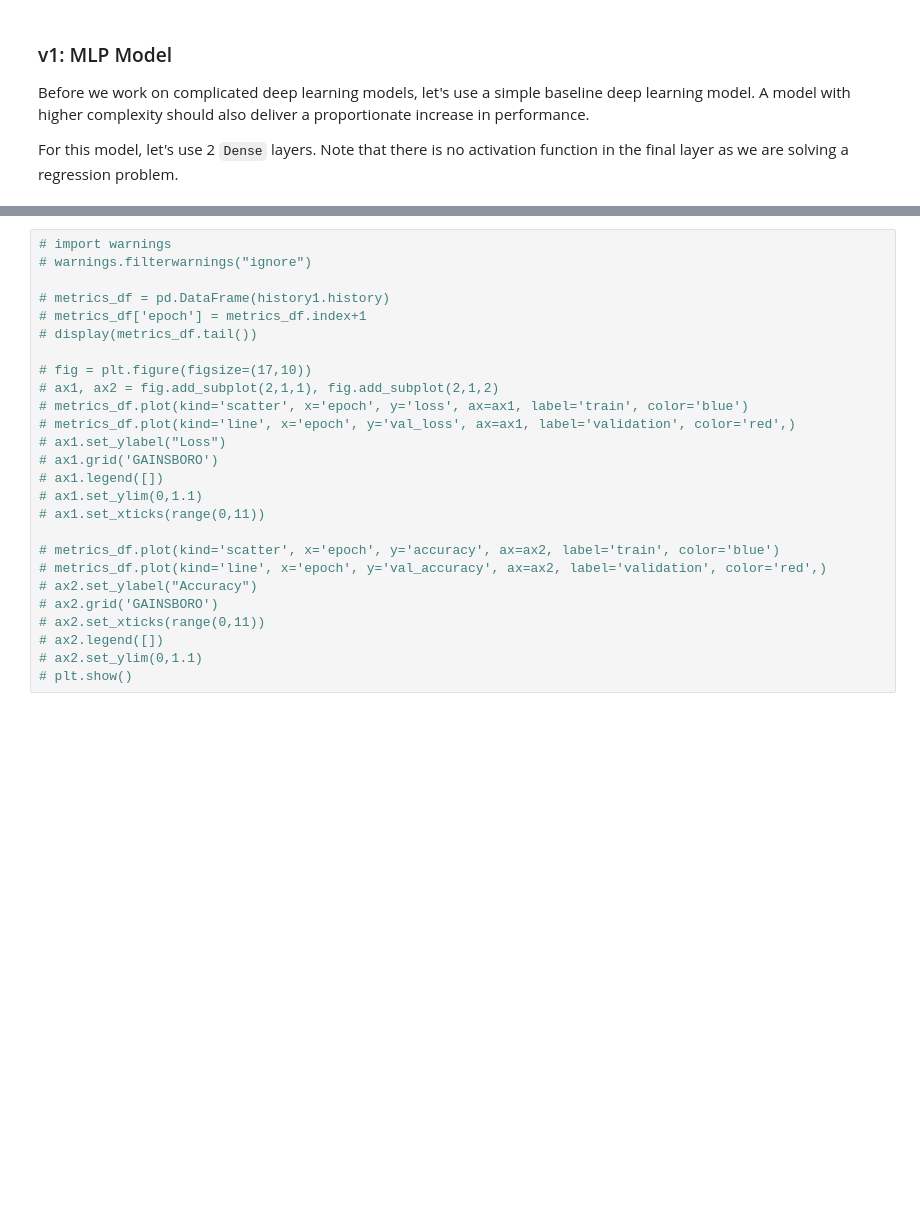
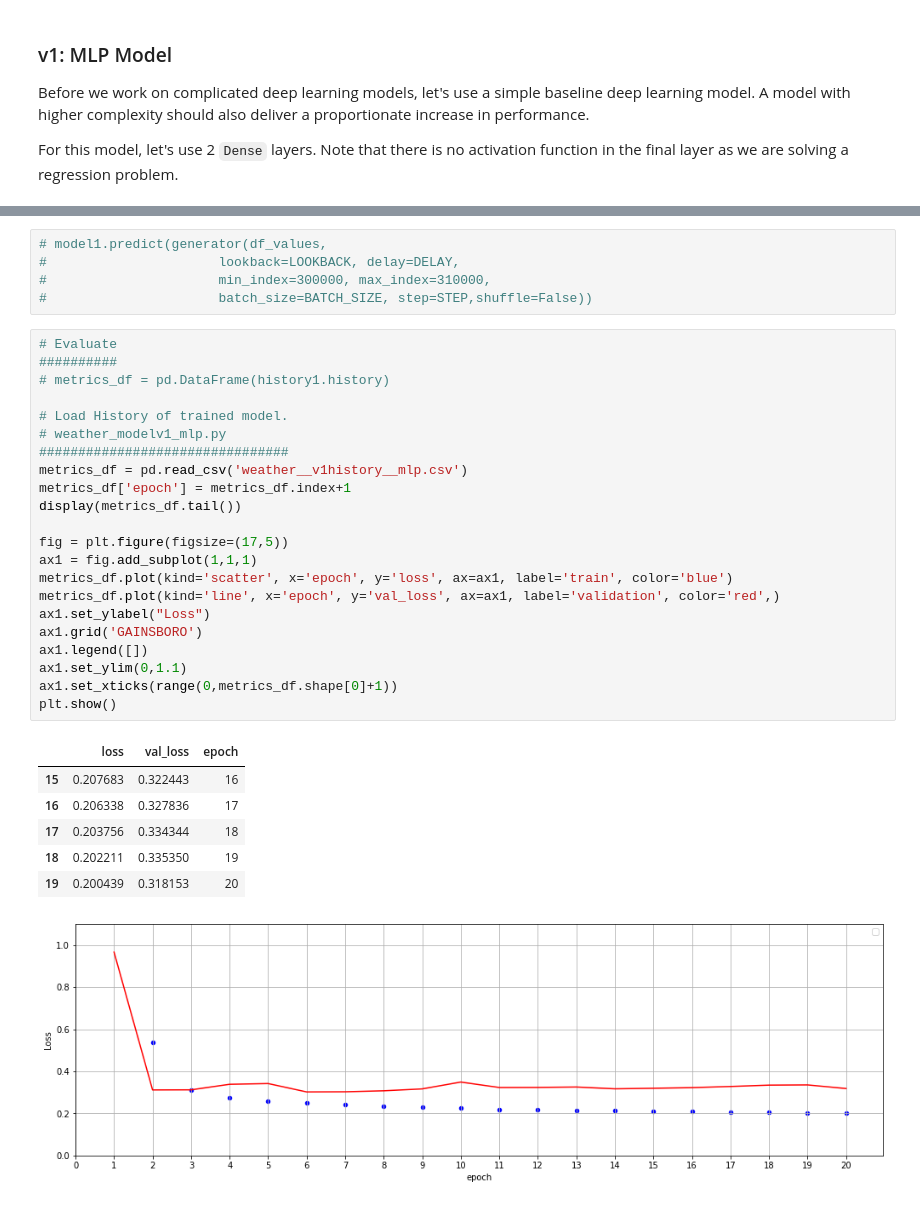
Before and after one commit to bryanblackbee/topic__deep-learning-python, a Jupyter notebook: chap06/textbook-chap-6-3.ipynb, the cells around one changed output, grey strips where cells are left out. Saved outputs shown, nothing was run; the diff lists cells and outputs as text; blank space fills up the shorter version.

```diff
--- a/chap06/textbook-chap-6-3a.ipynb
+++ b/chap06/textbook-chap-6-3.ipynb
@@ -149,29 +147,38 @@ print(model1.summary())
+# %%
+# model1.predict(generator(df_values,
+#                      lookback=LOOKBACK, delay=DELAY,
+#                      min_index=300000, max_index=310000,
+#                      batch_size=BATCH_SIZE, step=STEP,shuffle=False))
 # %%
-# import warnings
-# warnings.filterwarnings("ignore")
+# Evaluate
+##########
+# metrics_df = pd.DataFrame(history1.history)
 
-# metrics_df = pd.DataFrame(history1.history)
-# metrics_df['epoch'] = metrics_df.index+1
-# display(metrics_df.tail())
+# Load History of trained model.
+# weather_modelv1_mlp.py
+################################
+metrics_df = pd.read_csv('weather__v1history__mlp.csv')
+metrics_df['epoch'] = metrics_df.index+1
+display(metrics_df.tail())
 
-# fig = plt.figure(figsize=(17,10))
-# ax1, ax2 = fig.add_subplot(2,1,1), fig.add_subplot(2,1,2)
-# metrics_df.plot(kind='scatter', x='epoch', y='loss', ax=ax1, label='train', color='blue')
-# metrics_df.plot(kind='line', x='epoch', y='val_loss', ax=ax1, label='validation', color='red',)
-# ax1.set_ylabel("Loss")
-# ax1.grid('GAINSBORO')
-# ax1.legend([])
-# ax1.set_ylim(0,1.1)
-# ax1.set_xticks(range(0,11))
-
-# metrics_df.plot(kind='scatter', x='epoch', y='accuracy', ax=ax2, label='train', color='blue')
-# metrics_df.plot(kind='line', x='epoch', y='val_accuracy', ax=ax2, label='validation', color='red',)
-# ax2.set_ylabel("Accuracy")
-# ax2.grid('GAINSBORO')
-# ax2.set_xticks(range(0,11))
-# ax2.legend([])
-# ax2.set_ylim(0,1.1)
-# plt.show()
+fig = plt.figure(figsize=(17,5))
+ax1 = fig.add_subplot(1,1,1)
+metrics_df.plot(kind='scatter', x='epoch', y='loss', ax=ax1, label='train', color='blue')
+metrics_df.plot(kind='line', x='epoch', y='val_loss', ax=ax1, label='validation', color='red',)
+ax1.set_ylabel("Loss")
+ax1.grid('GAINSBORO')
+ax1.legend([])
+ax1.set_ylim(0,1.1)
+ax1.set_xticks(range(0,metrics_df.shape[0]+1))
+plt.show()
+# %% [output]
+|  | loss | val_loss | epoch |
+| 15 | 0.207683 | 0.322443 | 16 |
+| 16 | 0.206338 | 0.327836 | 17 |
+| 17 | 0.203756 | 0.334344 | 18 |
+| 18 | 0.202211 | 0.335350 | 19 |
+| 19 | 0.200439 | 0.318153 | 20 |
+[figure, added]
 # %% [markdown]
 ### v2.1: Recurrent Baseline
 
```
Also changed, not shown: parts of 25 cells of this notebook, 2 other files.
